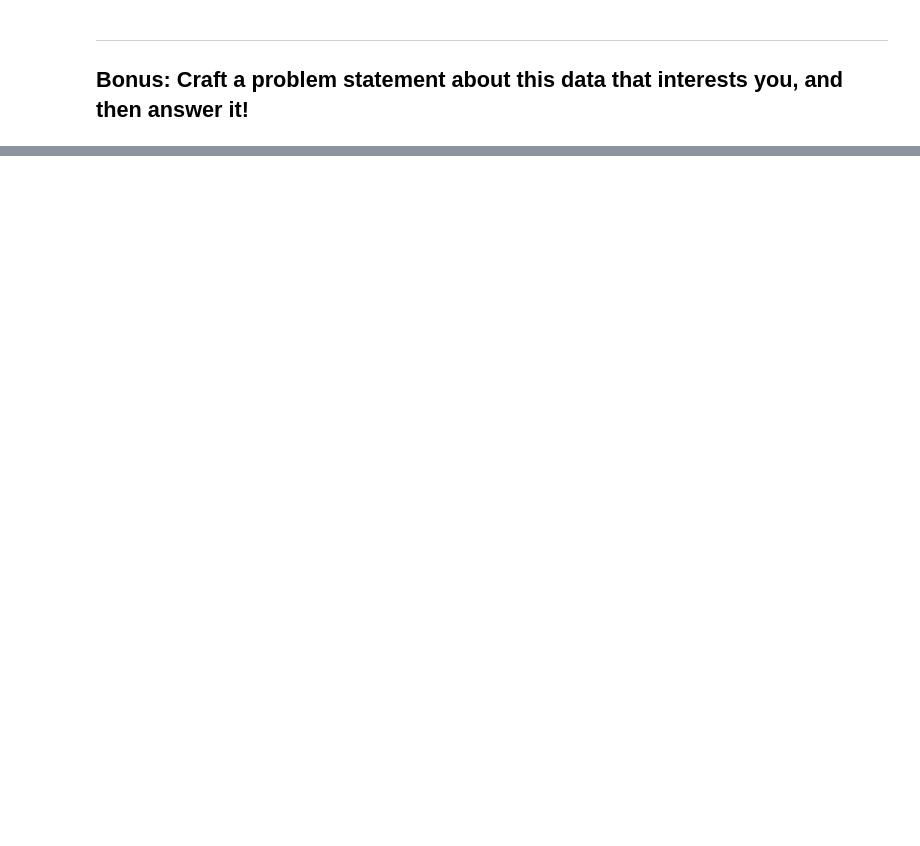
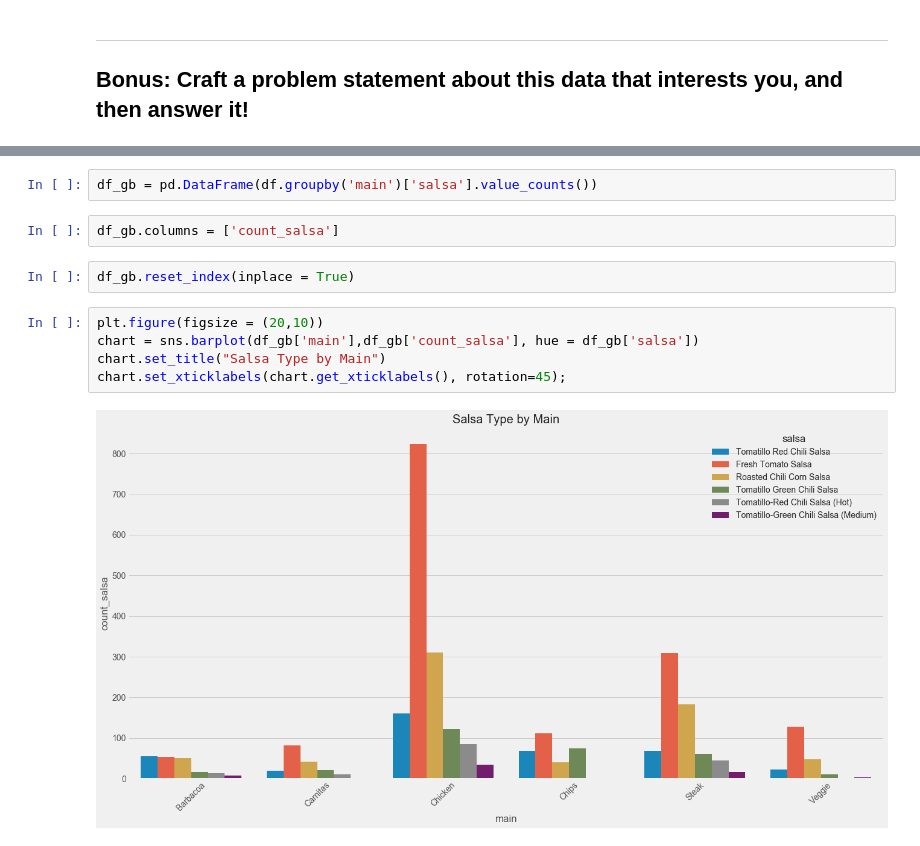
Before and after one commit to timsturges/GA_DS, a Jupyter notebook: homework/Unit2/project-eda-chipotle.ipynb, the cells around one changed output, grey strips where cells are left out. Drawn from its saved outputs; the diff is of its cells as text; blank space fills up the shorter version.

```diff
--- a/homework/Unit2/project-eda-chipotle.ipynb
+++ b/homework/Unit2/project-eda-chipotle.ipynb
@@ -108,0 +301,13 @@ Optional: Learn how to use `.defaultdict()` to simplify your code.
+# %%
+df_gb = pd.DataFrame(df.groupby('main')['salsa'].value_counts())
+# %%
+df_gb.columns = ['count_salsa']
+# %%
+df_gb.reset_index(inplace = True)
+# %%
+plt.figure(figsize = (20,10))
+chart = sns.barplot(df_gb['main'],df_gb['count_salsa'], hue = df_gb['salsa'])
+chart.set_title("Salsa Type by Main")
+chart.set_xticklabels(chart.get_xticklabels(), rotation=45);
+# %% [output]
+[figure, added]
```
Also changed, not shown: parts of 47 cells of this notebook.
